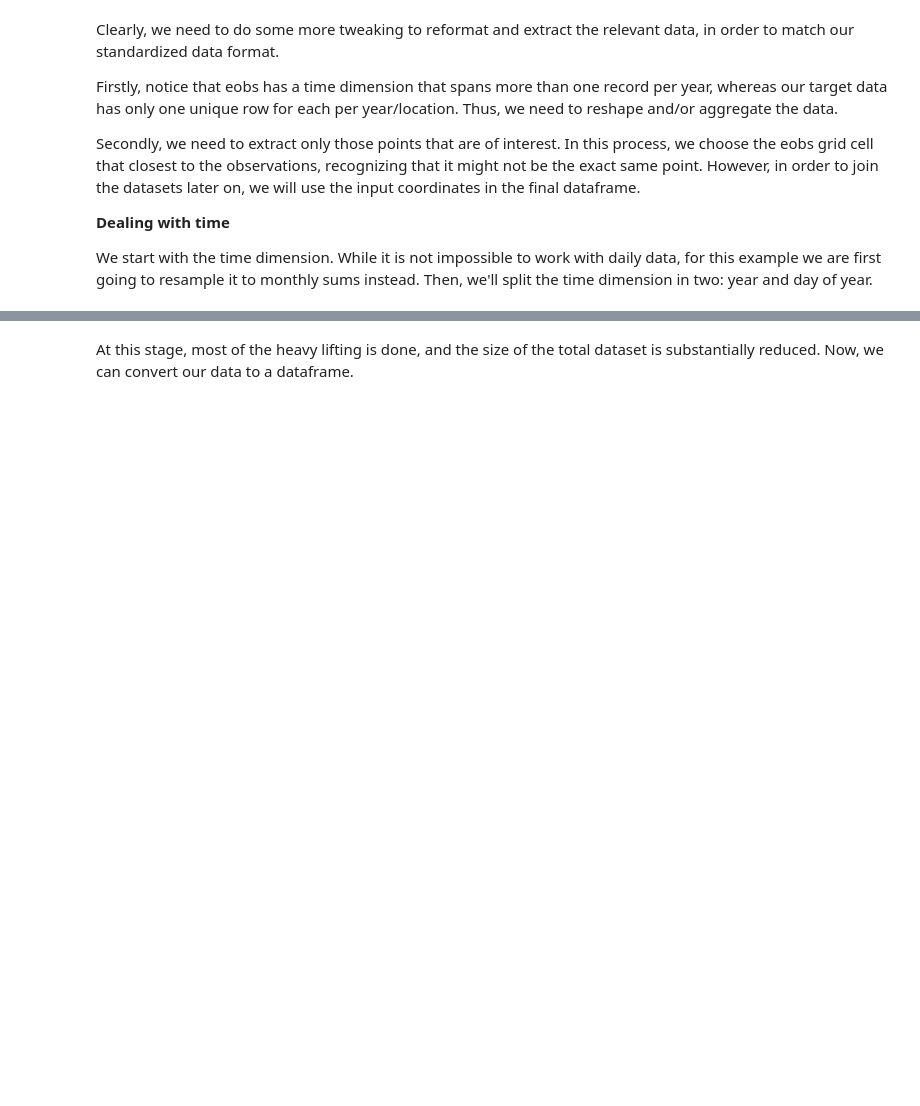
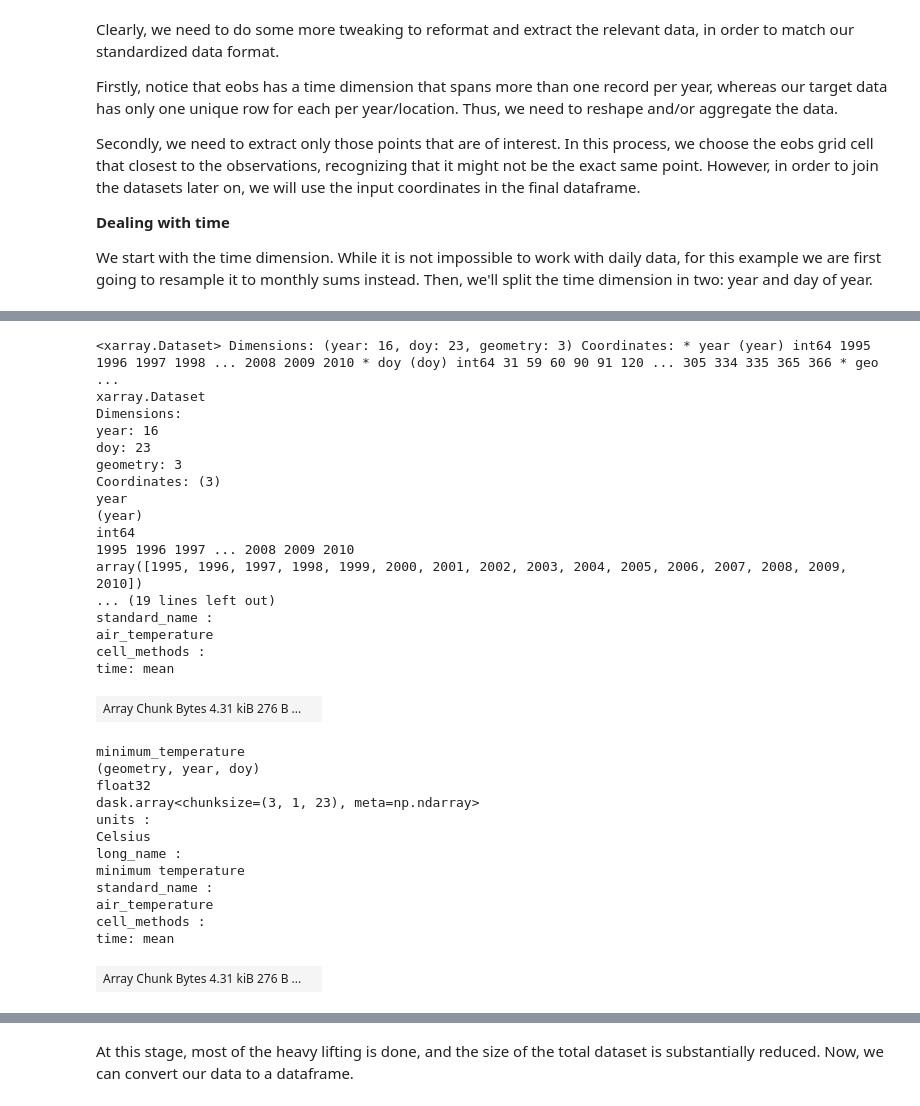
Before and after one commit to phenology/springtime, a Jupyter notebook: data.ipynb, the cells around one changed output, grey strips where cells are left out. Saved outputs shown, nothing was run; the diff lists cells and outputs as text; code cells hidden in the pictures; blank space fills up the shorter version.

```diff
--- a/data.ipynb
+++ b/data.ipynb
@@ -432,31 +405,0 @@ we have observations, so let's extract those. Two utility functions are availabl
-# %%
-# TODO move to source code
-# TODO reconcile with "pointsfromother"
-
-import xarray as xr
-import geopandas as gpd
-
-
-def extract_points(ds, points: gpd.geodataframe.GeoDataFrame):
-    """Extract list of points from gridded dataset."""
-    x = xr.DataArray(points.unique().x, dims=["index"])
-    y = xr.DataArray(points.unique().y, dims=["index"])
-    return (
-        ds.sel(longitude=x, latitude=y, method="nearest")
-        .drop(["latitude", "longitude"])
-        .assign(geometry=xr.DataArray(points.unique(), dims=["index"]))
-    )
-
-
-def extract_records(ds, records: gpd.geoseries.GeoSeries):
-    """Extract list of year/geometry records from gridded dataset."""
-    x = records.geometry.x.to_xarray()
-    y = records.geometry.y.to_xarray()
-    year = records.year.to_xarray()
-    geometry = xr.DataArray(records.geometry, dims=["index"])
-    # TODO ensure all years present before allowing 'nearest' on year
-    return (
-        ds.sel(longitude=x, latitude=y, year=year, method="nearest")
-        .drop(["latitude", "longitude"])
-        .assign(year=year, geometry=geometry)
-    )
@@ -514,0 +406,38 @@ netCDF Operators version 4.7.5 (Homepage = http://nco.sf.net, Code = http://gith
+# %%
+import geopandas as gpd
+from springtime.datasets.meteo.eobs import extract_points
+
+points = gpd.GeoSeries(gpd.points_from_xy(x=[0, 5, 7], y=[5, 10, 12]))
+extract_points(ds, points)
+# %% [output]
+<xarray.Dataset> Dimensions: (year: 16, doy: 23, geometry: 3) Coordinates: * year (year) int64 1995 1996 1997 1998 ... 2008 2009 2010 * doy (doy) int64 31 59 60 90 91 120 ... 305 334 335 365 366 * geo ...
+xarray.Dataset
+Dimensions:
+year: 16
+doy: 23
+geometry: 3
+Coordinates: (3)
+year
+(year)
+int64
+1995 1996 1997 ... 2008 2009 2010
+array([1995, 1996, 1997, 1998, 1999, 2000, 2001, 2002, 2003, 2004, 2005, 2006, 2007, 2008, 2009, 2010])
+... (19 lines left out)
+standard_name :
+air_temperature
+cell_methods :
+time: mean
+| Array Chunk Bytes 4.31 kiB 276 B ... |  |
+minimum_temperature
+(geometry, year, doy)
+float32
+dask.array<chunksize=(3, 1, 23), meta=np.ndarray>
+units :
+Celsius
+long_name :
+minimum temperature
+standard_name :
+air_temperature
+cell_methods :
+time: mean
+| Array Chunk Bytes 4.31 kiB 276 B ... |  |
```
Also changed, not shown: parts of 34 cells of this notebook, 4 other files.
